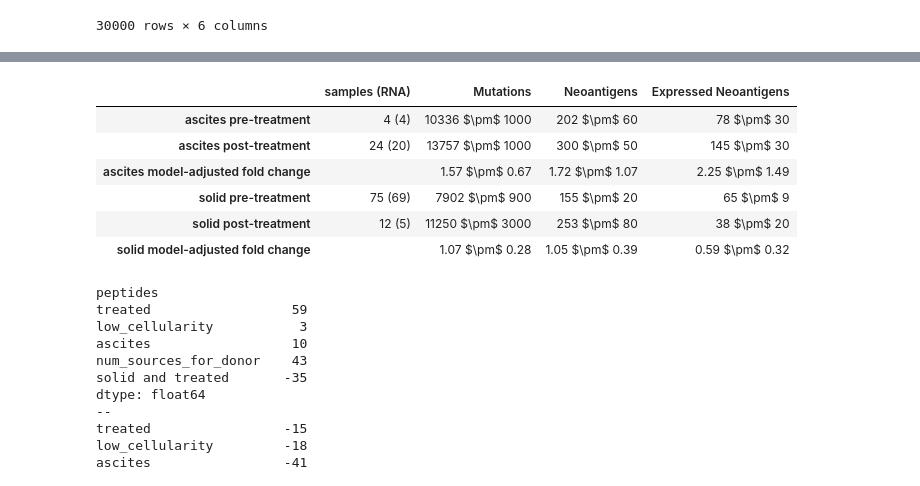
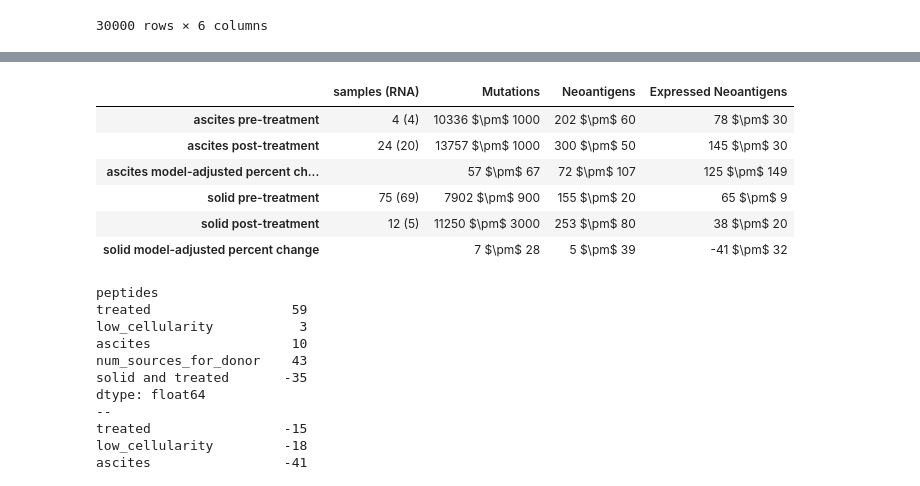
Before and after one commit to hammerlab/paper-aocs-chemo-neoantigens, a Jupyter notebook: notebooks/bayesian model.ipynb, the cells around one changed output, grey strips where cells are left out. Cells and saved outputs as stored; diff of their text form; code cells hidden in the pictures.

```diff
--- a/notebooks/bayesian model.ipynb
+++ b/notebooks/bayesian model.ipynb
@@ -555,11 +555,16 @@ all_fit_coefficients
 30000 rows × 6 columns
 # %%
 def treatment_effect(y_label, solid):
-    sub_df = all_fit_coefficients[all_fit_coefficients.y_label == y_label]
-    result = (sub_df["treated"] * (1 if not solid else sub_df["solid and treated"]) - 0.0)
+    sub_df = all_fit_coefficients.ix[all_fit_coefficients.y_label == y_label]
+    # if solid and y_label == "expressed peptides":
+    if solid:
+        effect = sub_df["treated"] * sub_df["solid and treated"]
+    else:
+        effect = sub_df["treated"]
+    result = (effect - 1.0) * 100.0
     #return r"%.2f $\pm$ %0.2f" % (result.mean(), (result.std()) * 2)
 
-    return r"%.2f $\pm$ %0.2f" % (result.mean(), (result.quantile(0.95) - result.quantile(0.05)) / 2)
+    return r"%.0f $\pm$ %0.0f" % (result.mean(), (result.quantile(0.95) - result.quantile(0.05)) / 2)
 
 df_with_model = pandas.concat([
     df,
@@ -567,7 +572,7 @@ df_with_model = pandas.concat([
             'Mutations': [treatment_effect("mutations", False), treatment_effect("mutations", True)],
             'Neoantigens': [treatment_effect("peptides", False), treatment_effect("peptides", True)],
             'Expressed': [treatment_effect("expressed peptides", False), treatment_effect("expressed peptides", True)],
-            }, index=["ascites model-adjusted fold change", "solid model-adjusted fold change"])
+            }, index=["ascites model-adjusted percent change", "solid model-adjusted percent change"])
 ], ignore_index=False).fillna('')[df.columns]
 df_with_model = df_with_model.ix[sorted(df_with_model.index,
                                         key=lambda x: ('ascites' not in x, 'pre' not in x, 'post' not in x, 'effect' not in x))]
@@ -584,7 +589,7 @@ as_latex_lines = [
 ]
 
 
-print("\n".join(as_latex_lines).replace("model-adjusted fold change", r"\textit{fold change (model adjusted)}"))
+print("\n".join(as_latex_lines).replace("model-adjusted percent change", r"\textit{model adjusted change (\%)}"))
 df_with_model
 # %% [output]
 \begin{tabular}{lllll}
@@ -601,12 +606,12 @@ solid post-treatment               &        12 (5) &  11250 $\pm$ 3000 &     253
 \bottomrule
 \end{tabular}
 |  | samples (RNA) | Mutations | Neoantigens | Expressed Neoantigens |
 | ascites pre-treatment | 4 (4) | 10336 $\pm$ 1000 | 202 $\pm$ 60 | 78 $\pm$ 30 |
 | ascites post-treatment | 24 (20) | 13757 $\pm$ 1000 | 300 $\pm$ 50 | 145 $\pm$ 30 |
-| ascites model-adjusted fold change |  | 1.57 $\pm$ 0.67 | 1.72 $\pm$ 1.07 | 2.25 $\pm$ 1.49 |
+| ascites model-adjusted percent ch... |  | 57 $\pm$ 67 | 72 $\pm$ 107 | 125 $\pm$ 149 |
 | solid pre-treatment | 75 (69) | 7902 $\pm$ 900 | 155 $\pm$ 20 | 65 $\pm$ 9 |
 | solid post-treatment | 12 (5) | 11250 $\pm$ 3000 | 253 $\pm$ 80 | 38 $\pm$ 20 |
-| solid model-adjusted fold change |  | 1.07 $\pm$ 0.28 | 1.05 $\pm$ 0.39 | 0.59 $\pm$ 0.32 |
+| solid model-adjusted percent change |  | 7 $\pm$ 28 | 5 $\pm$ 39 | -41 $\pm$ 32 |
 # %%
 def round_series(s):
     return pandas.Series(numpy.round(s.values, 0), index=s.index)
```
Also changed, not shown: parts of 1 cell of this notebook.
